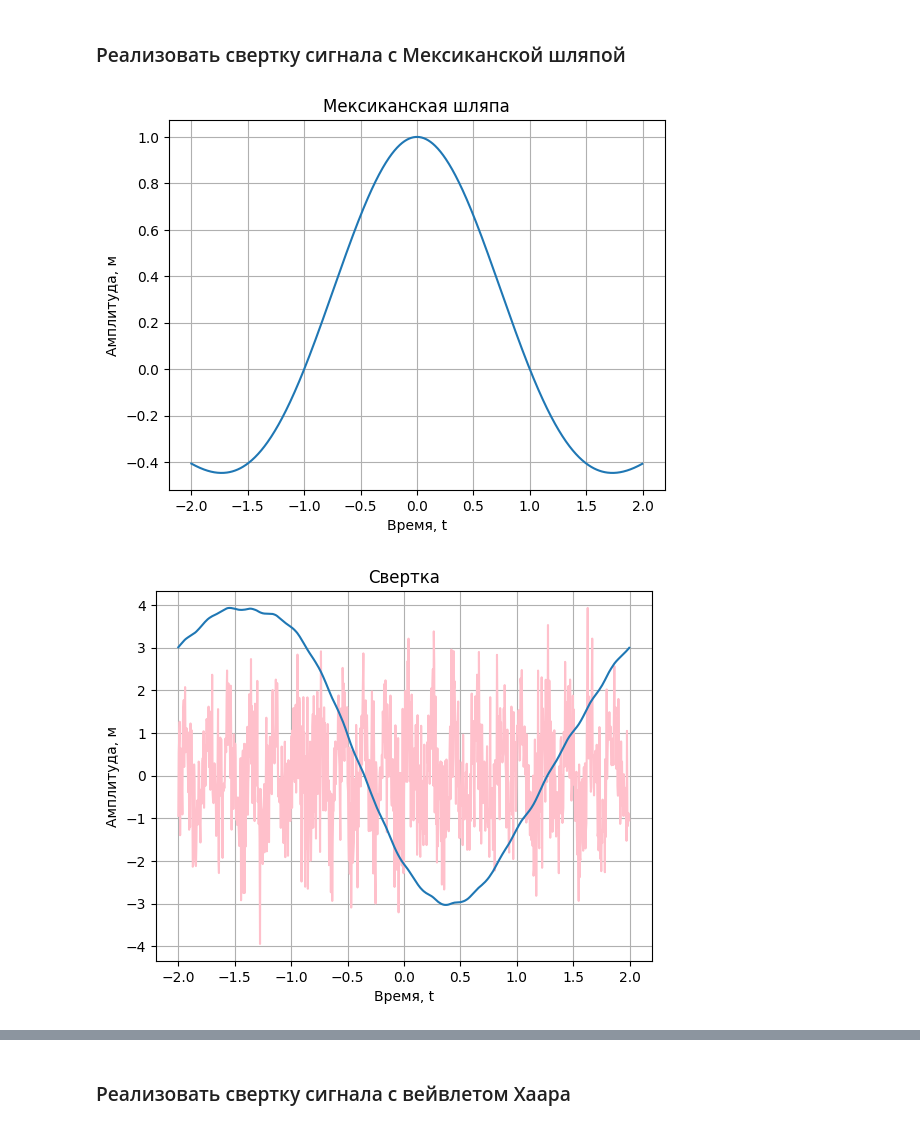
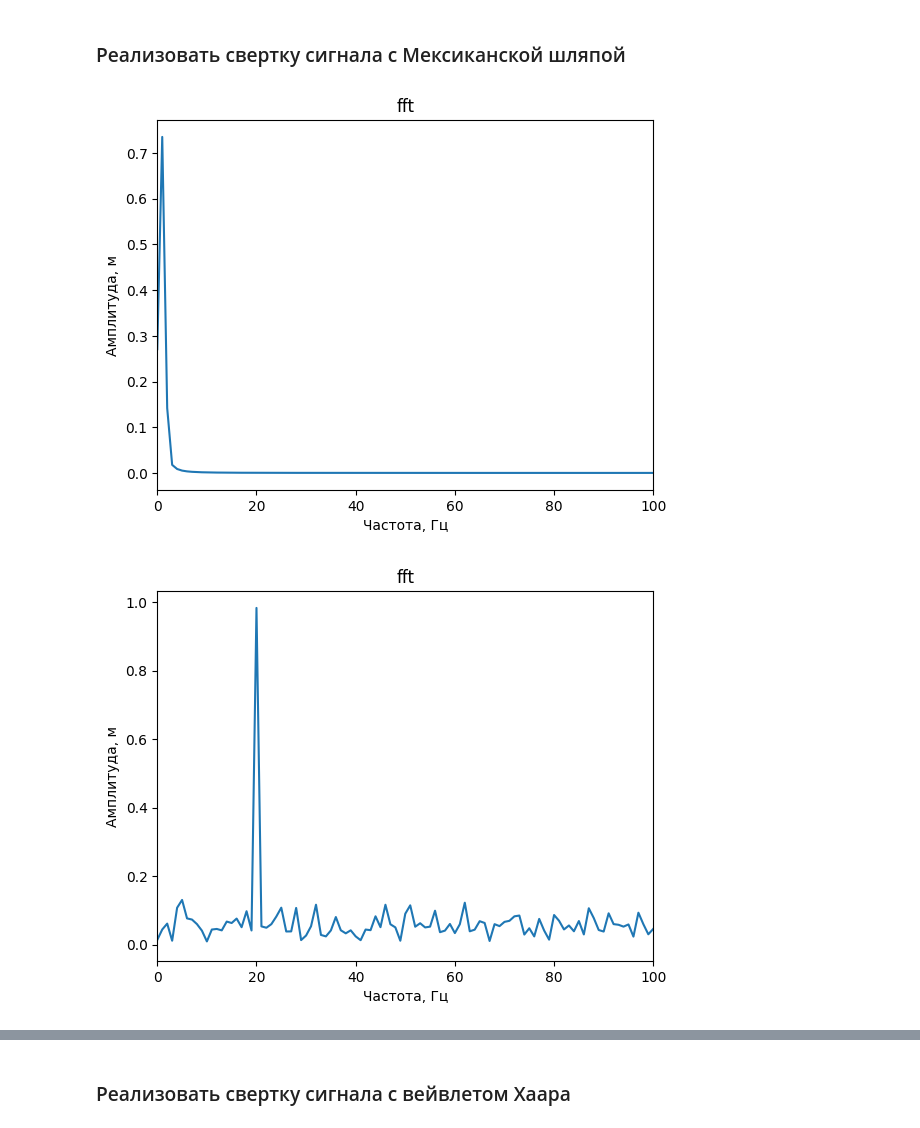
Before and after one commit to PiroJOJO/Digital-signal-processing, a Jupyter notebook: Lab_6/main.ipynb, the cells around one changed output, grey strips where cells are left out. Drawn from its saved outputs; the diff is of its cells as text; code cells hidden in the pictures.

```diff
--- a/Lab_6/main.ipynb
+++ b/Lab_6/main.ipynb
@@ -259,11 +303,14 @@ signal.print_signal(conv_morle, y2 = noise, title = 'Свертка')
 ### Реализовать свертку сигнала с Мексиканской шляпой
 # %%
 mexh = signal.Mexh()
-signal.print_signal(mexh, title = 'Мексиканская шляпа')
+
+xf, yf = signal.signal_spectrum(mexh, print=True)
+signal.signal_spectrum(noise, print=True)
 
 conv_mexh = np.fft.ifft(np.fft.fft(mexh)*np.fft.fft(noise))
 conv_mexh *= max(noise)/max(conv_mexh)
 signal.print_signal(conv_mexh,y2 = noise, title = 'Свертка')
+signal.signal_spectrum(conv_mexh, print=True)
 # %% [output]
-[figure, old version]
+[figure, new version]
-[figure, old version]
+[figure, new version]
```
Also changed, not shown: parts of 8 cells of this notebook.
